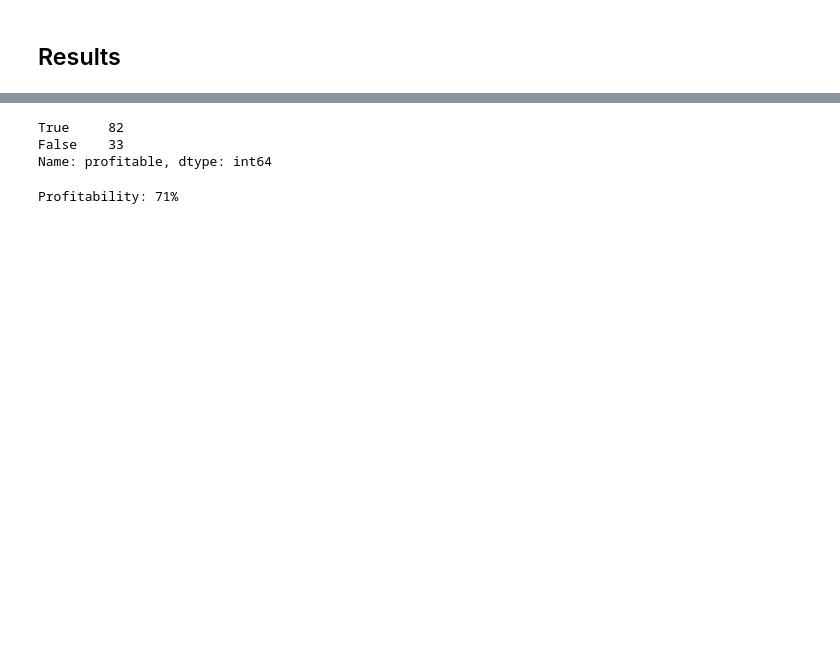
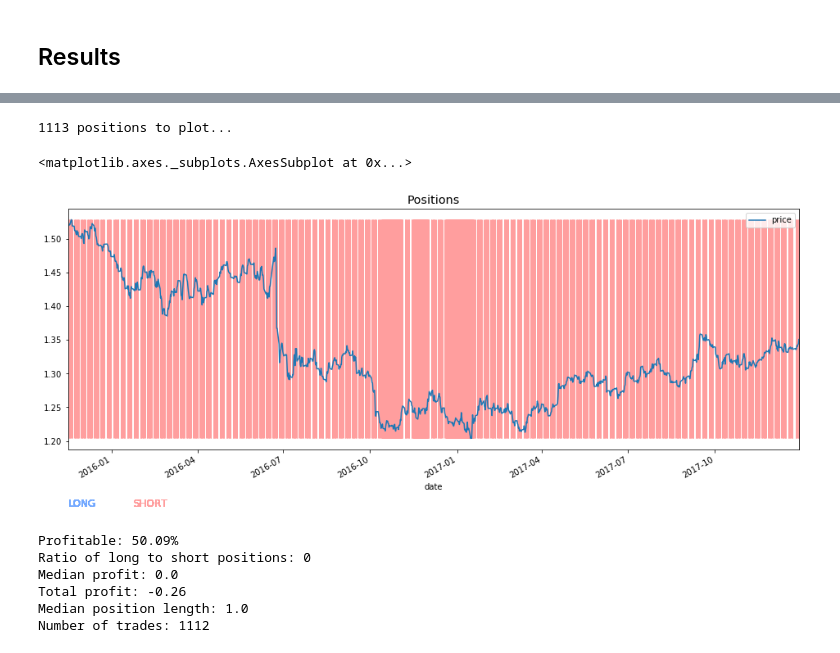
Before and after one commit to FutureSharks/ml-finance, a Jupyter notebook: examples/2-lstm-forex/lstm-forex.ipynb, the cells around one changed output, grey strips where cells are left out. Saved outputs shown, nothing was run; the diff lists cells and outputs as text; code cells hidden in the pictures; blank space fills up the shorter version.

```diff
--- a/examples/2-lstm-forex/lstm-forex.ipynb
+++ b/examples/2-lstm-forex/lstm-forex.ipynb
@@ -109,2 +122,6 @@ WARNING:tensorflow:From /usr/local/lib/python3.7/site-packages/keras/backend/ten
 # %% [markdown]
 ## Test the model
+# %%
+# Create a scaler and fit
+test_scaler = MinMaxScaler(feature_range=(0, 1))
+test_scaler.fit(test_data['price'].values.reshape(-1, 1))
@@ -111,15 +130,11 @@ WARNING:tensorflow:From /usr/local/lib/python3.7/site-packages/keras/backend/ten
 # %%
-# a function to scale and predict
+# a function to predict
 def predict(values):
-    values = values.reshape(-1, 1)
-    # Create and fit scaler
-    local_scaler = MinMaxScaler(feature_range=(0, 1))
-    local_scaler.fit(values)
-    values = local_scaler.transform(values)
+    values = test_scaler.transform(values.reshape(-1, 1))
     values = np.reshape(values, (1, 1, look_back))
     prediction = model.predict(values)
     prediction = prediction.reshape(-1, 1)
-    return local_scaler.inverse_transform(prediction)
+    return test_scaler.inverse_transform(prediction)
 # %%
 # Put predictions from model into the dataframe with the test prices
 test_data['prediction_next'] = test_data['price'].rolling(window=look_back).apply(predict, raw=True)
@@ -176,13 +168,3 @@ trades['profitable'] = trades['profit'] > 0
-# %%
-# How often are the trades profitable?
-trades['profitable'].value_counts()
-# %% [output]
-True     82
-False    33
-Name: profitable, dtype: int64
-# %%
-print('Profitability: {0}%'.format(
-    round(len(trades.loc[trades['profitable'] == True]) / len(trades) * 100)
-))
-# %% [output]
-Profitability: 71%
+# %%
+# Create a column for the position we should take
+test_data['position'] = test_data['prediction_next']
@@ -188,0 +173,15 @@ Profitability: 71%
+# %%
+trade_functions.show_positions_on_price_plot(test_data.copy())
+# %% [output]
+1113 positions to plot...
+<matplotlib.axes._subplots.AxesSubplot at 0x...>
+[figure, added]
+# %%
+trade_functions.get_trade_statistics(trades.copy())
+# %% [output]
+Profitable: 50.09%
+Ratio of long to short positions: 0
+Median profit: 0.0
+Total profit: -0.26
+Median position length: 1.0
+Number of trades: 1112
```
Also changed, not shown: parts of 8 cells of this notebook, 21 other files.
